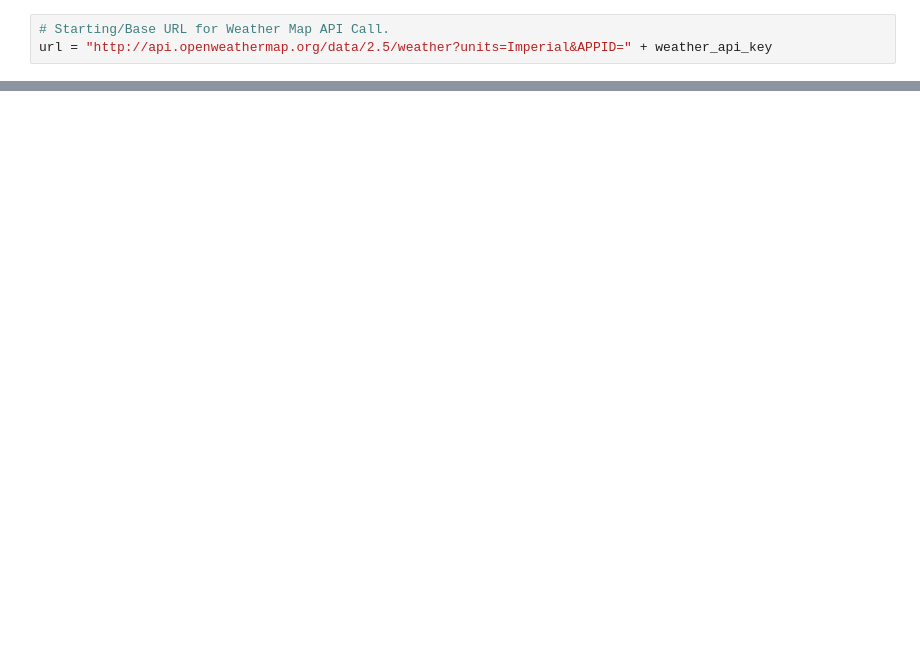
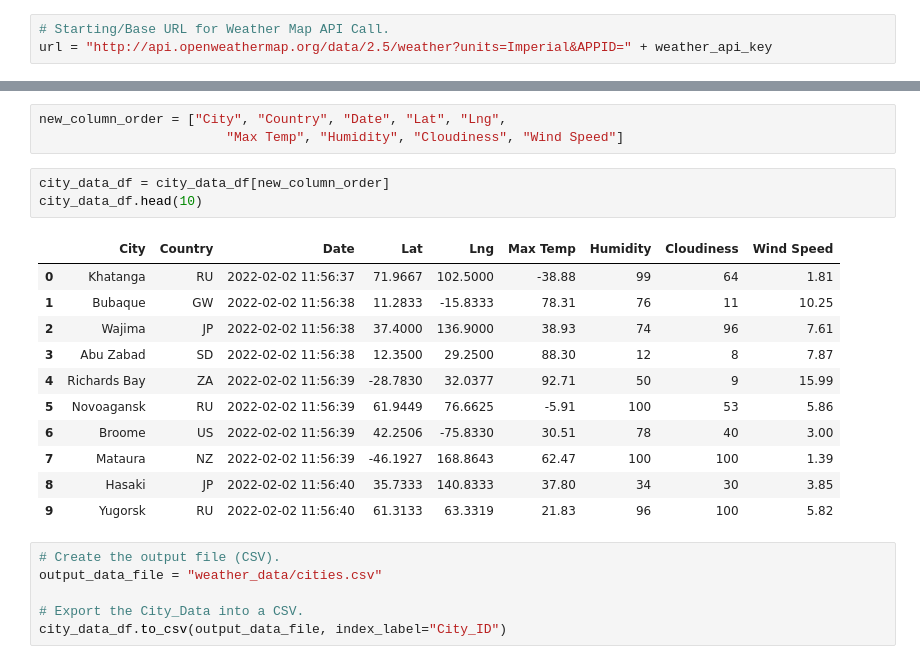
Before and after one commit to KevinDBrian/World_Weather_Analysis, a Jupyter notebook: WeatherPy.ipynb, the cells around one changed output, grey strips where cells are left out. Cells and saved outputs as stored; diff of their text form; blank space fills up the shorter version.

Commit message:
Updated .gitignore and WeatherPy

```diff
--- a/WeatherPy.ipynb
+++ b/WeatherPy.ipynb
@@ -132,0 +147,24 @@ len(city_data)
+# %%
+new_column_order = ["City", "Country", "Date", "Lat", "Lng",
+                        "Max Temp", "Humidity", "Cloudiness", "Wind Speed"]
+# %%
+city_data_df = city_data_df[new_column_order]
+city_data_df.head(10)
+# %% [output]
+|  | City | Country | Date | Lat | Lng | Max Temp | Humidity | Cloudiness | Wind Speed |
+| 0 | Khatanga | RU | 2022-02-02 11:56:37 | 71.9667 | 102.5000 | -38.88 | 99 | 64 | 1.81 |
+| 1 | Bubaque | GW | 2022-02-02 11:56:38 | 11.2833 | -15.8333 | 78.31 | 76 | 11 | 10.25 |
+| 2 | Wajima | JP | 2022-02-02 11:56:38 | 37.4000 | 136.9000 | 38.93 | 74 | 96 | 7.61 |
+| 3 | Abu Zabad | SD | 2022-02-02 11:56:38 | 12.3500 | 29.2500 | 88.30 | 12 | 8 | 7.87 |
+| 4 | Richards Bay | ZA | 2022-02-02 11:56:39 | -28.7830 | 32.0377 | 92.71 | 50 | 9 | 15.99 |
+| 5 | Novoagansk | RU | 2022-02-02 11:56:39 | 61.9449 | 76.6625 | -5.91 | 100 | 53 | 5.86 |
+| 6 | Broome | US | 2022-02-02 11:56:39 | 42.2506 | -75.8330 | 30.51 | 78 | 40 | 3.00 |
+| 7 | Mataura | NZ | 2022-02-02 11:56:39 | -46.1927 | 168.8643 | 62.47 | 100 | 100 | 1.39 |
+| 8 | Hasaki | JP | 2022-02-02 11:56:40 | 35.7333 | 140.8333 | 37.80 | 34 | 30 | 3.85 |
+| 9 | Yugorsk | RU | 2022-02-02 11:56:40 | 61.3133 | 63.3319 | 21.83 | 96 | 100 | 5.82 |
+# %%
+# Create the output file (CSV).
+output_data_file = "weather_data/cities.csv"
+
+# Export the City_Data into a CSV.
+city_data_df.to_csv(output_data_file, index_label="City_ID")
```
Also changed, not shown: parts of 4 cells of this notebook, 2 other files.
